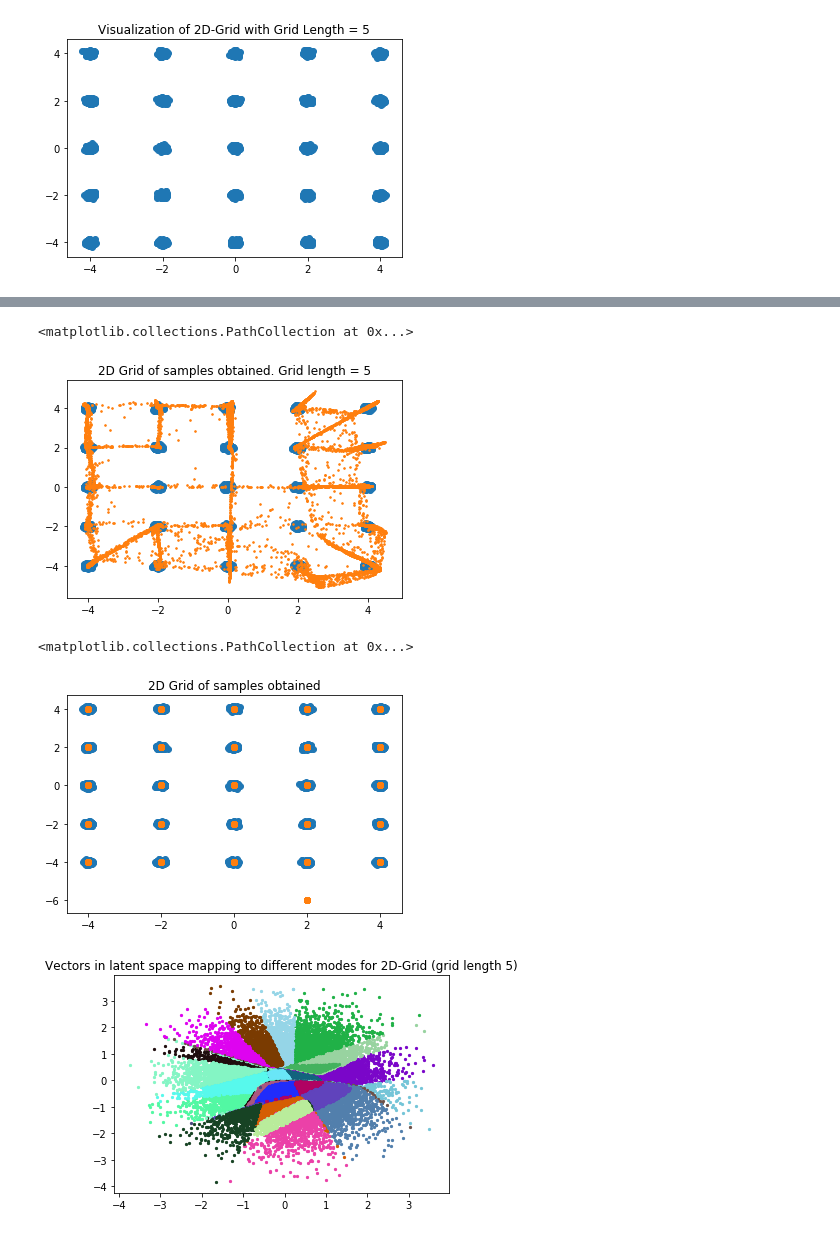
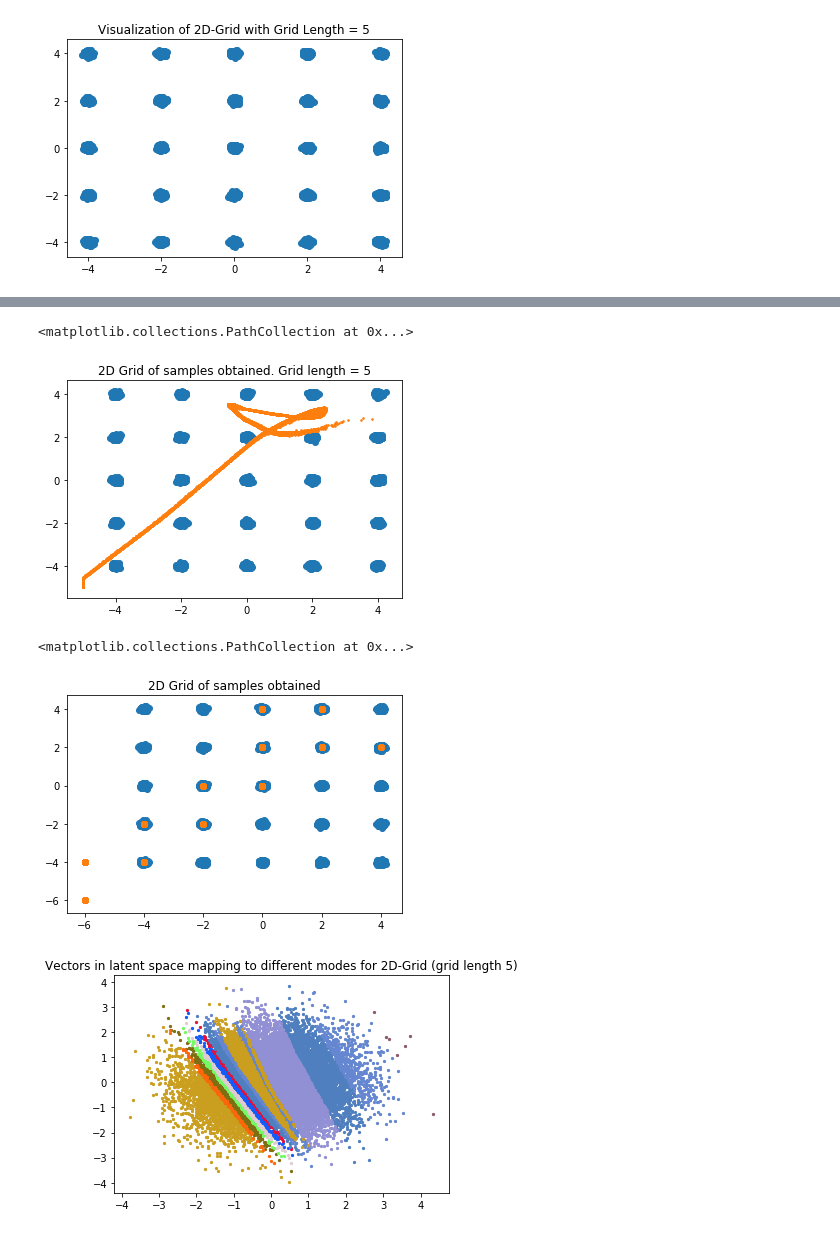
Before and after one commit to narenmanoj/summer-2018-sandbox, a Jupyter notebook: experiments/synthetic/2d_grid.ipynb, the cells around one changed output, grey strips where cells are left out. Saved outputs shown, nothing was run; the diff lists cells and outputs as text; code cells hidden in the pictures.

```diff
--- a/experiments/synthetic/2d_grid.ipynb
+++ b/experiments/synthetic/2d_grid.ipynb
@@ -41,15 +41,17 @@ plt.scatter(*zip(*samples))
 
 # experiment parameters
 num_samples = 10000 # for plotting
-num_epochs = 11
-num_samples_per_batch = 500
+num_epochs = 10000
+num_samples_per_batch = 5
 grid_length = 5
 var = 0.0025
 latent_dim = 2
 
-gen = gan.train(num_samples=num_samples, num_epochs=num_epochs,
+gen = gan.train(save_model=True, filename="meh_generator_2018_07_11",
+                num_samples=num_samples, num_epochs=num_epochs,
                 num_samples_per_batch=num_samples_per_batch,
-                grid_length=grid_length, var=var, latent_dim=latent_dim)
+                grid_length=grid_length, var=var, latent_dim=latent_dim,
+                layer_width=40)
 
 plt.clf()
 
@@ -68,7 +84,8 @@ print("Grid length = %d" % grid_length)
 # %%
 # load the model back and sample from it
 latent_dim = 2
-loaded_gen = gan.load_model("good_generator_2018_07_11").eval()
+# loaded_gen = gan.load_model("good_generator_2018_07_11").eval()
+loaded_gen = gan.load_model("meh_generator_2018_07_11").eval()
 
 plt.clf()
 
@@ -82,7 +99,7 @@ plt.title("2D Grid of samples obtained. Grid length = %d" % grid_length)
 plt.scatter(*zip(*np_samples), s=2.5)
 # %% [output]
 <matplotlib.collections.PathCollection at 0x...>
-[figure, old version]
+[figure, new version]
 # %%
 plt.clf()
 real_samples = gan.sample_from_2dgrid(grid_length=grid_length, num_samples=num_samples)
@@ -96,32 +113,34 @@ plt.title("2D Grid of samples obtained")
 plt.scatter(*zip(*np_samples))
 # %% [output]
 <matplotlib.collections.PathCollection at 0x...>
-[figure, old version]
+[figure, new version]
 # %%
 grid_length = 5
 
 counts = []
 latent_vecs = []
 colors = []
 for i in range(grid_length * grid_length):
     counts.append(0)
     colors.append((np.random.uniform(), np.random.uniform(), np.random.uniform()))
     latent_vecs.append([])
 
 num_samples_to_test = 20000
 z = Variable(Tensor(np.random.normal(0, 1, (num_samples_to_test, latent_dim))))
 np_samples = loaded_gen(z).cpu().detach().numpy()
 np_latent_vec = z.cpu().numpy()
 
 for i in range(num_samples_to_test):
     index = gan.point_to_index([np_samples[i]])
     current_z = np_latent_vec[i]
     counts[index[0][0]] += 1
     latent_vecs[index[0][0]].append(current_z)
 
 plt.clf()
 plt.title("Vectors in latent space mapping to different modes for 2D-Grid (grid length %d)" % grid_length)
 for i in range(grid_length * grid_length):
+    if len(latent_vecs[i]) == 0:
+        continue
     plt.scatter(*zip(*latent_vecs[i]), color=colors[i], s=5)
 # %% [output]
-[figure, old version]
+[figure, new version]
```
Also changed, not shown: parts of 1 cell of this notebook, 3 other files.
